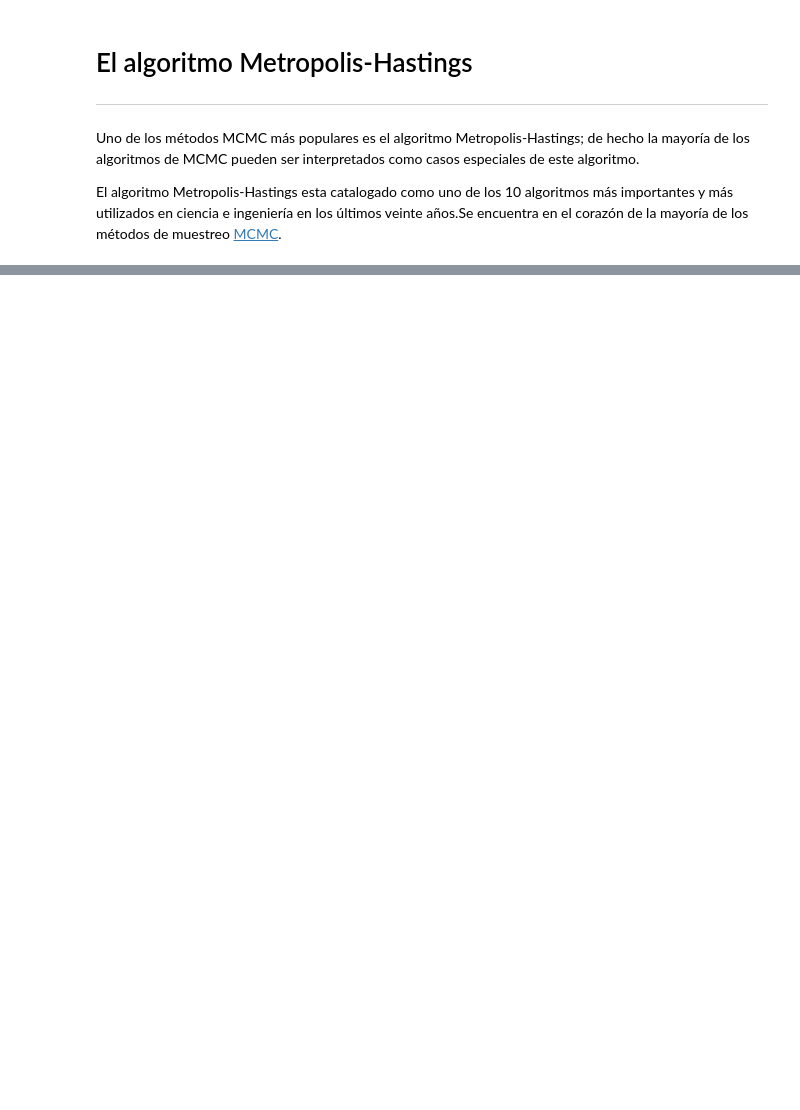
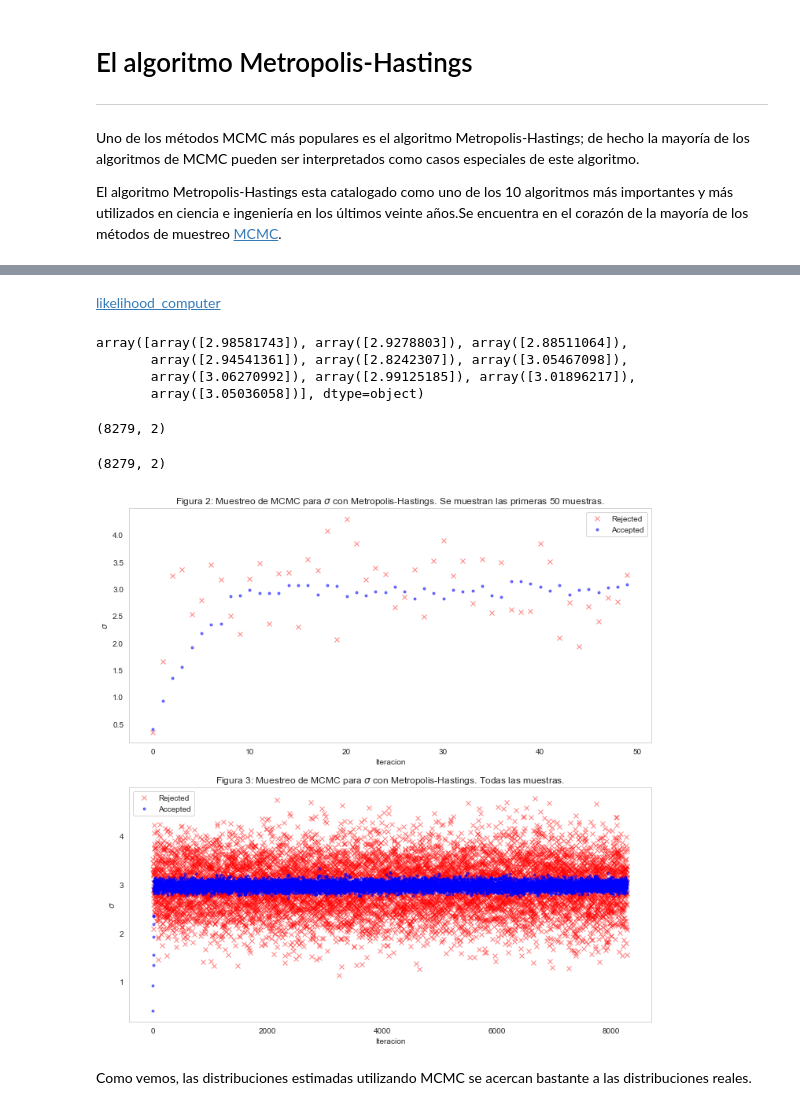
Before and after one commit to jhermosillo/DIPLOMADO_CDP, a Jupyter notebook: 02_Analisis_Estadistico/notebook/4_MonteCarlo.ipynb, the cells around one changed output, grey strips where cells are left out. Drawn from its saved outputs; the diff is of its cells as text; code cells hidden in the pictures; blank space fills up the shorter version.

```diff
--- a/02_Analisis_Estadistico/notebook/4_MonteCarlo.ipynb
+++ b/02_Analisis_Estadistico/notebook/4_MonteCarlo.ipynb
@@ -442,0 +718,2 @@ El algoritmo Metropolis-Hastings esta catalogado como uno de los 10 algoritmos m
+# %% [markdown]
+[likelihood_computer](https://machinelearningmastery.com/what-is-maximum-likelihood-estimation-in-machine-learning/)
@@ -443,3 +778,48 @@ El algoritmo Metropolis-Hastings esta catalogado como uno de los 10 algoritmos m
+# %%
+accepted, rejected = metropolis_hastings(manual_log_like_normal,prior,transition_model,[mu_obs,0.1], 50000,observation,acceptance)
+# %%
+accepted[-10:,1]
+# %% [output]
+array([array([2.98581743]), array([2.9278803]), array([2.88511064]),
+       array([2.94541361]), array([2.8242307]), array([3.05467098]),
+       array([3.06270992]), array([2.99125185]), array([3.01896217]),
+       array([3.05036058])], dtype=object)
+# %%
+print(accepted.shape)
+# %% [output]
+(8279, 2)
+# %%
+fig = plt.figure(figsize=(10,10))
+ax = fig.add_subplot(2,1,1)
+
+ax.plot( rejected[0:50,1], 'rx', label='Rejected',alpha=0.5)
+ax.plot( accepted[0:50,1], 'b.', label='Accepted',alpha=0.5)
+ax.set_xlabel("Iteracion")
+ax.set_ylabel("$\sigma$")
+ax.set_title("Figura 2: Muestreo de MCMC para $\sigma$ con Metropolis-Hastings. Se muestran las primeras 50 muestras.")
+ax.grid()
+ax.legend()
+
+
+
+ax2 = fig.add_subplot(2,1,2)
+# Descarte para visualizar ambos valores
+to_show=-accepted.shape[0]
+ax2.plot( rejected[to_show:,1], 'rx', label='Rejected',alpha=0.5)
+ax2.plot( accepted[to_show:,1], 'b.', label='Accepted',alpha=0.5)
+ax2.set_xlabel("Iteracion")
+ax2.set_ylabel("$\sigma$")
+ax2.set_title("Figura 3: Muestreo de MCMC para $\sigma$ con Metropolis-Hastings. Todas las muestras.")
+ax2.grid()
+ax2.legend()
+
+fig.tight_layout()
+accepted.shape
+# %% [output]
+(8279, 2)
+[figure, added]
+# %% [markdown]
+Como vemos, las distribuciones estimadas utilizando MCMC se acercan bastante a las distribuciones reales.
 # %%
 # Ejemplo algoritmo metropolis
 def metropolis(func, steps=10000):
```
Also changed, not shown: parts of 57 cells of this notebook, 2 other files.
